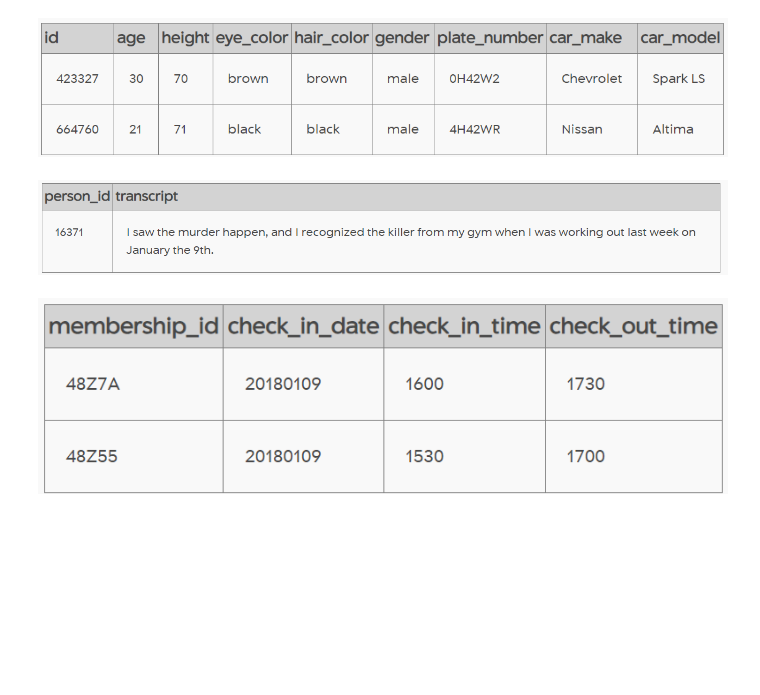
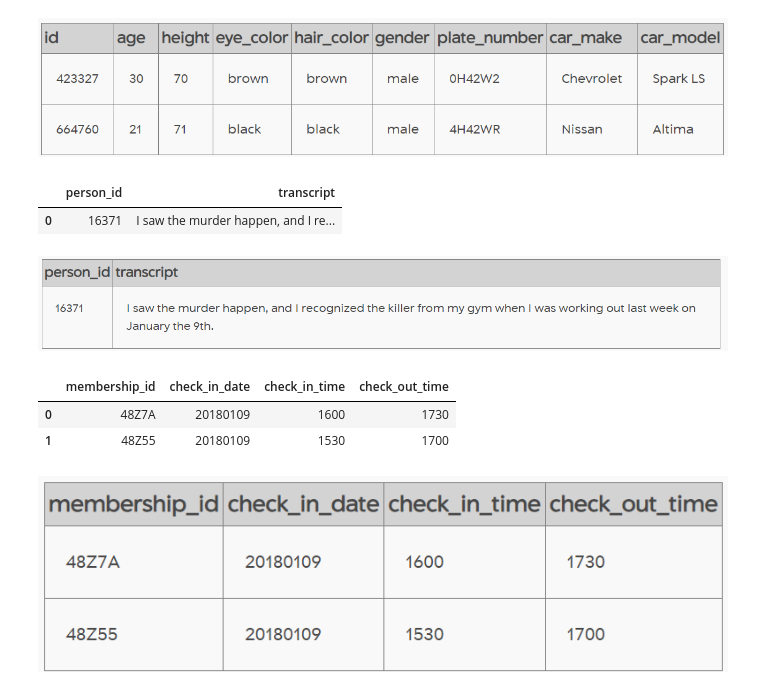
Before and after one commit to rukyflo/TheBridge_SQL_repository, a Jupyter notebook: Team_Challenge/Parte_I_SQL Game.ipynb, the cells around one changed output. Drawn from its saved outputs; the diff is of its cells as text; code cells hidden in the pictures; blank space fills up the shorter version.

```diff
--- a/Team_Challenge/Parte_I_SQL Game.ipynb
+++ b/Team_Challenge/Parte_I_SQL Game.ipynb
@@ -48,11 +85,22 @@ SELECT * FROM drivers_license WHERE plate_number LIKE "%H42W%" AND gender == "ma
 ![image.png](attachment:image.png)
 # %%
 # Investigación del segundo testigo
-SELECT * FROM interview WHERE person_id == "16371"
+query = '''SELECT * FROM interview WHERE person_id == "16371"'''
+sql_query(query)
+# %% [output]
+|  | person_id | transcript |
+| 0 | 16371 | I saw the murder happen, and I re... |
 # %% [markdown]
 ![image.png](attachment:image.png)
 # %%
-SELECT * FROM get_fit_now_check_in WHERE check_in_date == "20180109" AND membership_id LIKE "%48Z%"
+query = '''SELECT * FROM get_fit_now_check_in WHERE check_in_date == "20180109" AND membership_id LIKE "%48Z%" '''
+
+
+sql_query(query)
+# %% [output]
+|  | membership_id | check_in_date | check_in_time | check_out_time |
+| 0 | 48Z7A | 20180109 | 1600 | 1730 |
+| 1 | 48Z55 | 20180109 | 1530 | 1700 |
 # %% [markdown]
 ![image.png](attachment:image.png)
 # %%
```
Also changed, not shown: parts of 9 cells of this notebook.
